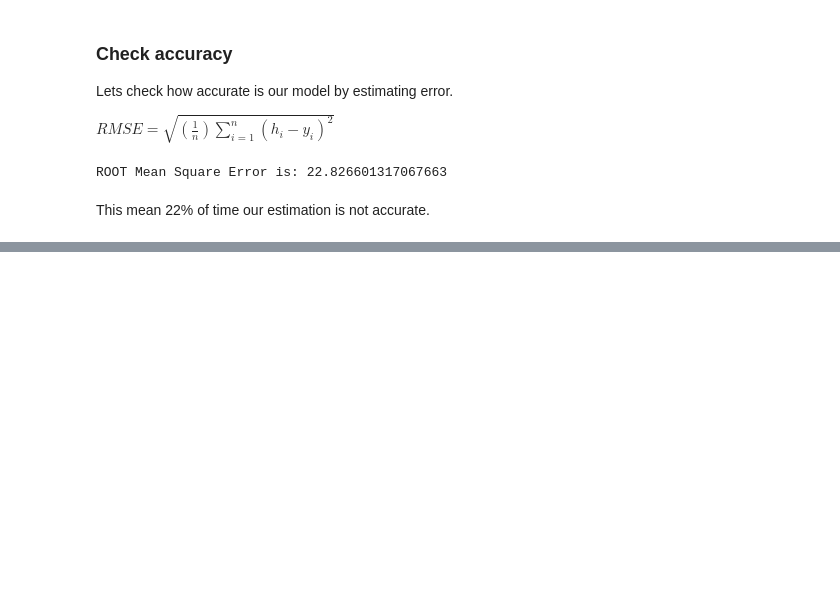
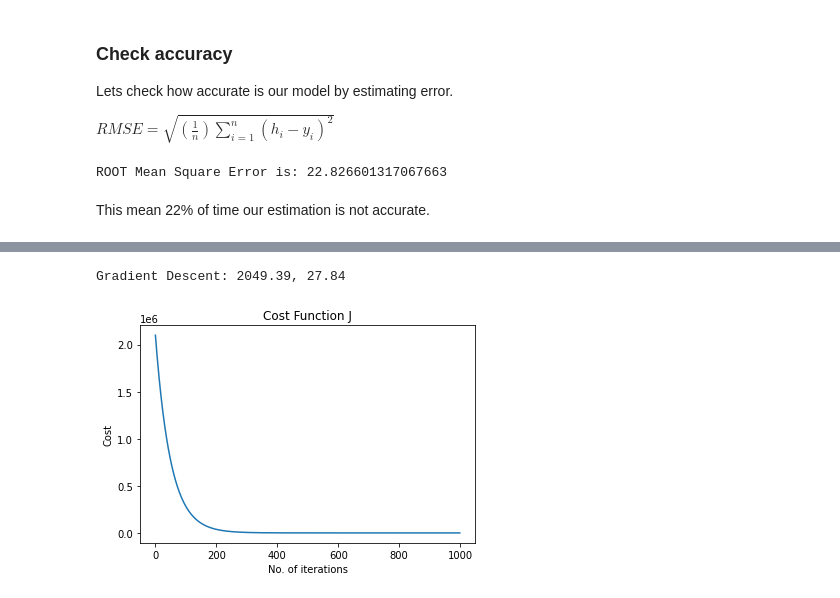
Before and after one commit to sudheer/blog, a Jupyter notebook: _notebooks/2020_04_12_interactive_and_practical_linear_regression_using_python.ipynb, the cells around one changed output, grey strips where cells are left out. Saved outputs shown, nothing was run; the diff lists cells and outputs as text; code cells hidden in the pictures; blank space fills up the shorter version.

Commit message:
ML3 Gradient descent

```diff
--- a/_notebooks/2020_04_12_interactive_and_practical_linear_regression_using_python.ipynb
+++ b/_notebooks/2020_04_12_interactive_and_practical_linear_regression_using_python.ipynb
@@ -269,0 +272,60 @@ plt.plot(list(range(iterations)), cost_list, '-r')
+# %%
+#populate x with input variable (sq_ft) and y with actual output variable (price)
+x = df['sq_ft']
+y = df['price']
+
+x = (x - x.mean()) / x.std()
+x = np.c_[np.ones(x.shape[0]), x]
+
+#Gradient Descent Algo
+
+learning_rate = 0.01 #learning rate (or) step_size
+iterations = 1000 #no of iterations
+m = y.size #no of training examples
+np.random.seed(123) #Set the seed
+theta = np.random.rand(2) #Pick some random values to start with
+
+def  cal_cost(theta,x,y):
+
+    m = len(y)
+
+    predictions = x.dot(theta)
+    cost = (1/2*m) * np.sum(np.square(predictions-y))
+    return cost
+
+def cal_co_efficients(theta, x, y):
+    predictions = x.dot(theta)
+    error = predictions-y
+    theta = theta - (learning_rate * (1/m) * np.dot(x.T, error))
+    return theta
+
+#gradient descent function
+def gradient_descent(x, y, theta, iterations, learning_rate):
+    prev_costs = []
+    prev_thetas = [theta]
+    for i in range(iterations):
+       # calculating predicted output y_predicted = m * x + c
+        cost = cal_cost(theta, x, y)
+        prev_costs.append(cost)
+        theta = cal_co_efficients(theta, x, y)
+        prev_thetas.append(theta)
+
+    return prev_thetas, prev_costs
+
+#Pass the relevant variables to the function and get the new values back...
+prev_thetas, prev_costs = gradient_descent(x, y, theta, iterations, learning_rate)
+theta = prev_thetas[-1]
+
+#Print the results...
+print("Gradient Descent: {:.2f}, {:.2f}".format(theta[0], theta[1]))
+# %% [output]
+Gradient Descent: 2049.39, 27.84
+# %%
+#Plot the cost function...
+plt.title('Cost Function J')
+plt.xlabel('No. of iterations')
+plt.ylabel('Cost')
+plt.plot(past_costs)
+plt.show()
+# %% [output]
+[figure, added]
```
Also changed, not shown: parts of 17 cells of this notebook.
